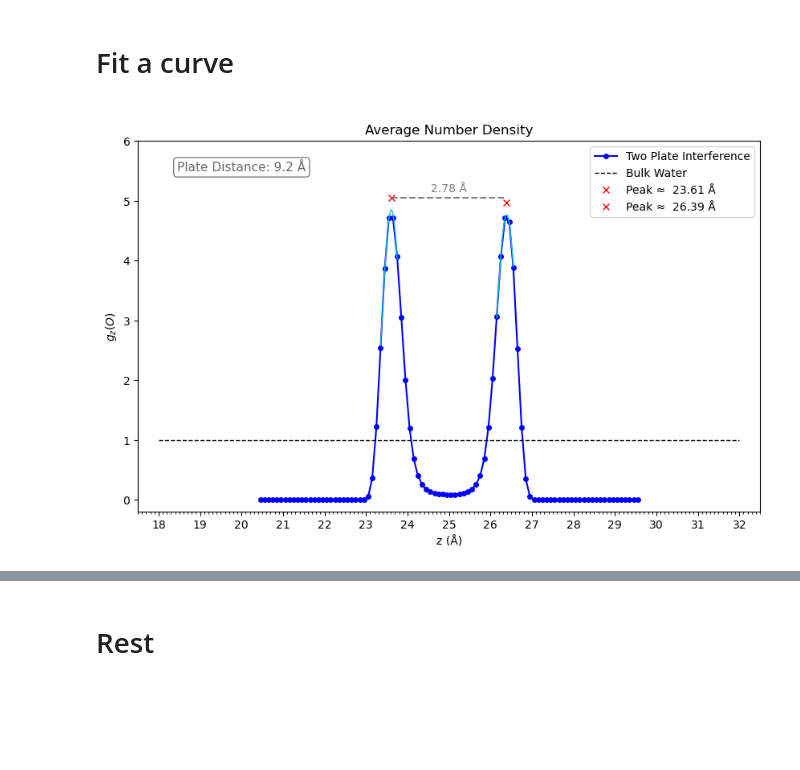
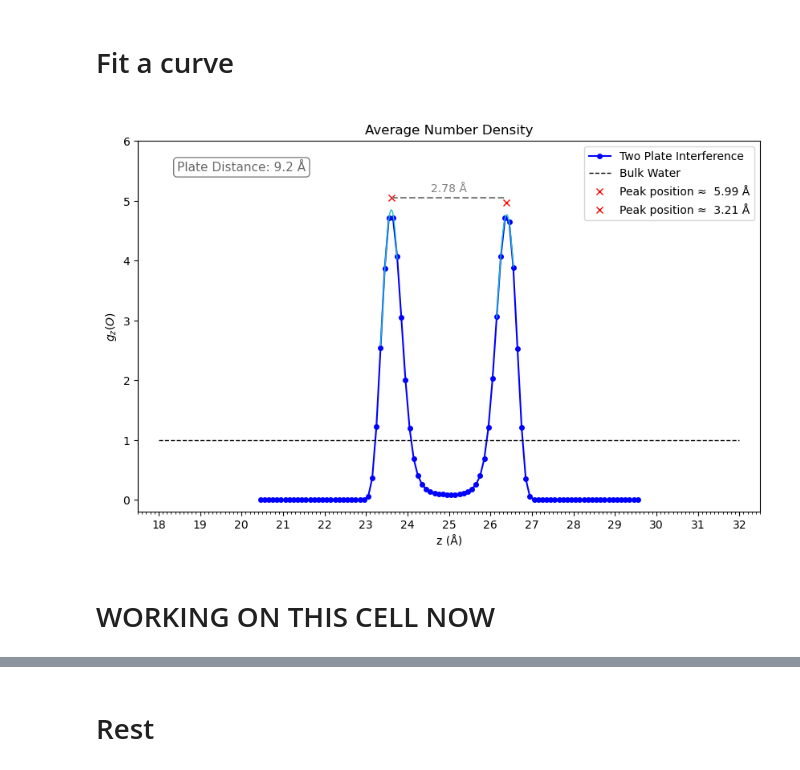
Before and after one commit to arghavanvg/hydrophobic-plates-analysis, a Jupyter notebook: gZ_plot.ipynb, the cells around one changed output, grey strips where cells are left out. Cells and saved outputs as stored; diff of their text form; code cells hidden in the pictures; blank space fills up the shorter version.

Commit message:
finalize gZ plots

```diff
--- a/gZ_plot.ipynb
+++ b/gZ_plot.ipynb
@@ -138,38 +124,41 @@ for d in range(92, 93, 2):
             fitted_peaks.append((x_peak, y_peak))
             # fitting
             x_dense = np.linspace(x_fit.min(), x_fit.max(), 500)
+            peak_position = 25 + (d_in_angstrom/2) - x_peak
             plt.plot(x_dense, gaussian(x_dense, *popt), 'tab:cyan', linewidth = 1)
-            plt.plot(x_peak, y_peak+0.2, 'rx', label=f'Peak ≈  {x_peak:.2f} Å')
+            plt.plot(x_peak, y_peak+0.2, 'rx', label=f'Peak position ≈  {peak_position:.2f} Å')
 
         except RuntimeError:
             print(f"Fit failed for peak near x = {x0_guess:.2f}")
 
     # show the distance
     if len(fitted_peaks) >= 2:
         fitted_peaks.sort()  # sort by x
         x1, y1 = fitted_peaks[0]
         x2, y2 = fitted_peaks[1]
         y_line = max(y1, y2)
         plt.hlines(y=y_line+0.2, xmin=x1, xmax=x2, color='gray', linestyle='--')
         plt.text((x1 + x2) / 2, y_line + 0.3, f"{x2 - x1:.2f} Å", ha='center', fontsize=10, color='gray')
         # plt.text(x1, y_line + 0.1, f"{y1:.2f}", ha='center', fontsize=10, color='gray')
         # plt.text(x2, y_line + 0.1, f"{y2:.2f}", ha='center', fontsize=10, color='gray')
 
     plt.text(20, 5.5, f"Plate Distance: {d_in_angstrom} Å", ha='center', fontsize=11, color='dimgrey',
              bbox=dict(facecolor='white', edgecolor='gray', boxstyle='round,pad=0.3'))
     # plt.text(25, 5.63, f"Plate Distance: {d_in_angstrom} Å", ha='center', fontsize=11, color='black',
     #          bbox=dict(facecolor='white', edgecolor='k', boxstyle='round,pad=0.3'))
     plt.title(f'\nAverage Number Density')
     plt.xlabel('z (Å)')
     plt.ylabel(r'$g_z(O)$')
     plt.legend()
     plt.ylim(-0.2, 6)
     plt.xlim(17.5,32.5)
     plt.gca().xaxis.set_major_locator(ticker.MultipleLocator(1))
     plt.gca().xaxis.set_minor_locator(ticker.MultipleLocator(0.1))
     plt.savefig(f"{input_path}/data_peak_gZ_{d_in_angstrom}.png", dpi=300)
 # %% [output]
-[figure, old version]
+[figure, new version]
+# %% [markdown]
+# WORKING ON THIS CELL NOW
 # %%
 import numpy as np
 import matplotlib.pyplot as plt
```
Also changed, not shown: parts of 12 cells of this notebook, 1 other file.
